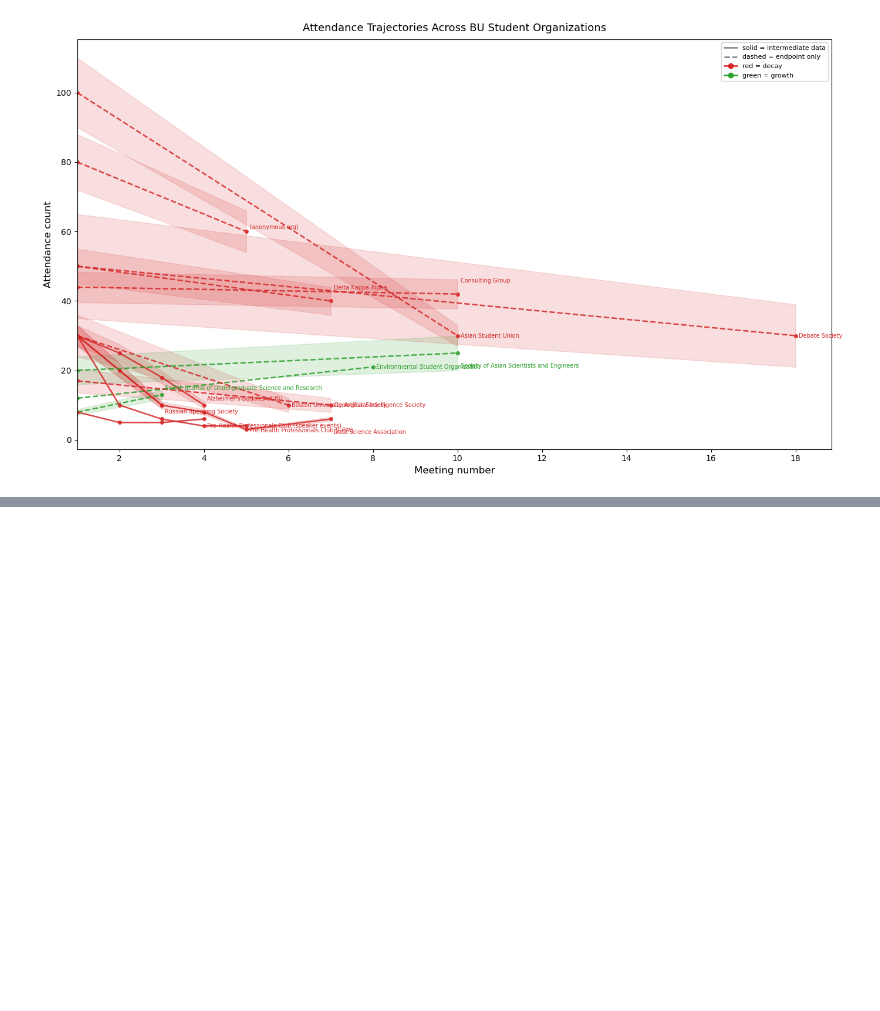
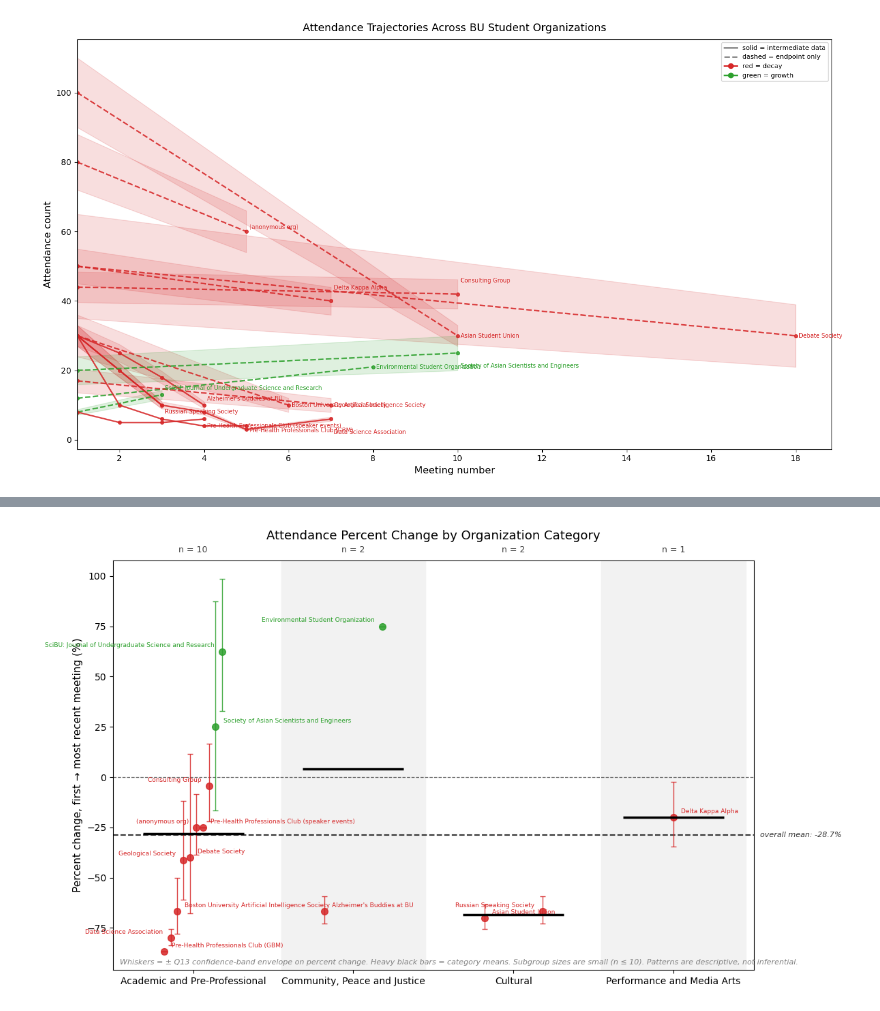
Before and after one commit to isun3071/attendance-decay-curve, a Jupyter notebook: adc.ipynb, the cells around one changed output, grey strips where cells are left out. Drawn from its saved outputs; the diff is of its cells as text; code cells hidden in the pictures; blank space fills up the shorter version.

```diff
--- a/adc.ipynb
+++ b/adc.ipynb
@@ -320,0 +529,94 @@ plt.show()
+# %%
+if "pct_change" not in df_rec.columns:
+    df_rec["pct_change"] = (df_rec["Q8"] - df_rec["Q7"]) / df_rec["Q7"] * 100
+
+# Asymmetric percent-change envelope under each org's Q13 band.
+# pct = (Q8 / Q7 − 1) × 100, so extremes invert the sign of the band on Q7.
+df_rec["pct_max"] = (
+    df_rec["Q8"] * (1 + df_rec["band_frac"]) /
+    (df_rec["Q7"] * (1 - df_rec["band_frac"])) - 1
+) * 100
+df_rec["pct_min"] = (
+    df_rec["Q8"] * (1 - df_rec["band_frac"]) /
+    (df_rec["Q7"] * (1 + df_rec["band_frac"])) - 1
+) * 100
+
+categories = sorted(df_rec["Q2"].unique())
+cat_to_x = {c: i for i, c in enumerate(categories)}
+column_half_width = 0.45    # visual width of each discrete column
+jitter_half = 0.18          # max horizontal offset for dots within a column
+
+fig, ax = plt.subplots(figsize=(12, 7))
+
+# Alternating column backgrounds make the discrete category structure explicit
+for cat, x in cat_to_x.items():
+    if x % 2 == 1:
+        ax.axvspan(x - column_half_width, x + column_half_width,
+                   color="#f2f2f2", zorder=0)
+
+# Stagger dots within each column by pct_change rank, never escaping the column
+jitter_positions = {}
+for cat in categories:
+    sub = df_rec[df_rec["Q2"] == cat].sort_values("pct_change")
+    n = len(sub)
+    for rank, idx in enumerate(sub.index):
+        offset = (rank / (n - 1) - 0.5) * 2 * jitter_half if n > 1 else 0
+        jitter_positions[idx] = cat_to_x[cat] + offset
+
+for i, row in df_rec.iterrows():
+    xpos = jitter_positions[i]
+    pct = row["pct_change"]
+    color = "#d62728" if pct < 0 else "#2ca02c"
+    err_lower = pct - row["pct_min"]
+    err_upper = row["pct_max"] - pct
+    ax.errorbar(
+        xpos, pct, yerr=[[err_lower], [err_upper]],
+        fmt="o", color=color, markersize=7, ecolor=color,
+        alpha=0.85, elinewidth=1.0, capsize=3, zorder=3,
+    )
+    sub = df_rec[df_rec["Q2"] == row["Q2"]].sort_values("pct_change")
+    rank = list(sub.index).index(i)
+    ha = "left" if rank % 2 == 0 else "right"
+    xoff = 8 if ha == "left" else -8
+    ax.annotate(row["Q1"], xy=(xpos, pct), xytext=(xoff, 3),
+                textcoords="offset points", fontsize=6.5,
+                color=color, va="bottom", ha=ha)
+
+# Per-category mean bar + sample-size label at top of column
+for cat, x in cat_to_x.items():
+    sub = df_rec[df_rec["Q2"] == cat]
+    cat_mean = sub["pct_change"].mean()
+    ax.hlines(cat_mean,
+              x - column_half_width * 0.7, x + column_half_width * 0.7,
+              color="black", linewidth=2.5, zorder=4)
+    ax.annotate(f"n = {len(sub)}",
+                xy=(x, 1.0), xycoords=("data", "axes fraction"),
+                xytext=(0, 6), textcoords="offset points",
+                fontsize=9, ha="center", va="bottom", color="#444444")
+
+# Overall mean across all 15 orgs
+mean_pct = df_rec["pct_change"].mean()
+ax.axhline(mean_pct, color="#333333", linewidth=1.5, linestyle="--", zorder=2)
+from matplotlib.transforms import blended_transform_factory
+trans = blended_transform_factory(ax.transAxes, ax.transData)
+ax.text(1.01, mean_pct, f"overall mean: {mean_pct:.1f}%",
+        transform=trans, fontsize=8, style="italic",
+        color="#333333", va="center", ha="left")
+
+ax.axhline(0, color="black", linewidth=0.9, linestyle="--", alpha=0.6, zorder=2)
+ax.set_xticks(range(len(categories)))
+ax.set_xticklabels(categories, fontsize=10)
+ax.set_xlim(-0.5, len(categories) - 0.5)
+ax.set_ylabel("Percent change, first → most recent meeting (%)", fontsize=11)
+ax.set_title("Attendance Percent Change by Organization Category", fontsize=13, pad=22)
+ax.annotate(
+    "Whiskers = ± Q13 confidence-band envelope on percent change. "
+    "Heavy black bars = category means. Subgroup sizes are small (n ≤ 10). "
+    "Patterns are descriptive, not inferential.",
+    xy=(0.01, 0.01), xycoords="axes fraction",
+    fontsize=8, ha="left", va="bottom", color="gray", style="italic",
+)
+plt.tight_layout()
+plt.show()
+# %% [output]
+[figure, added]
```
Also changed, not shown: parts of 17 cells of this notebook, 1 other file.
